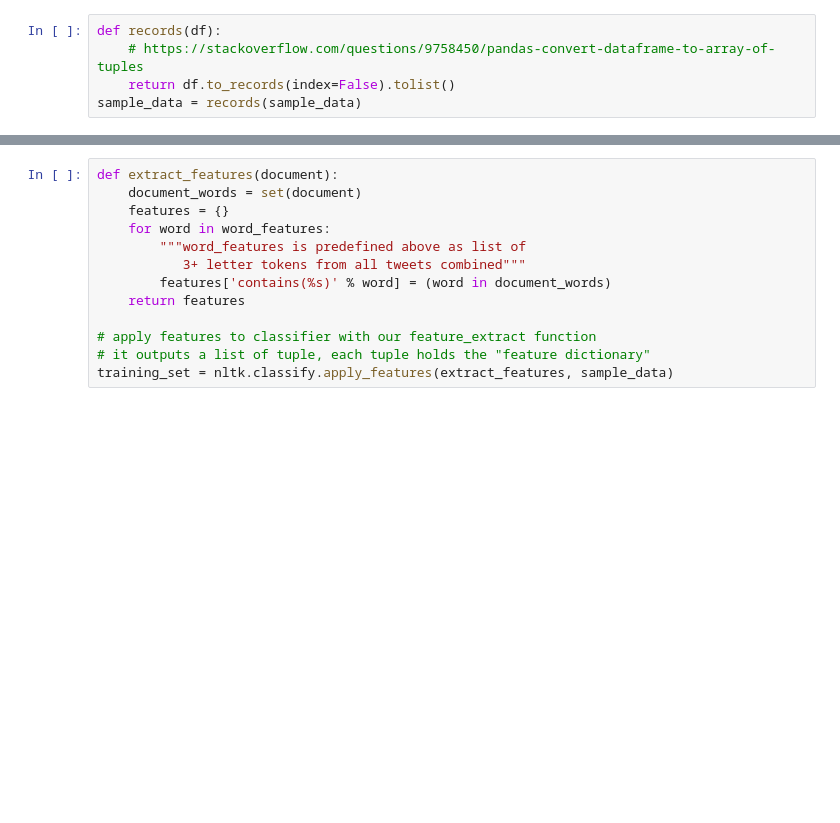
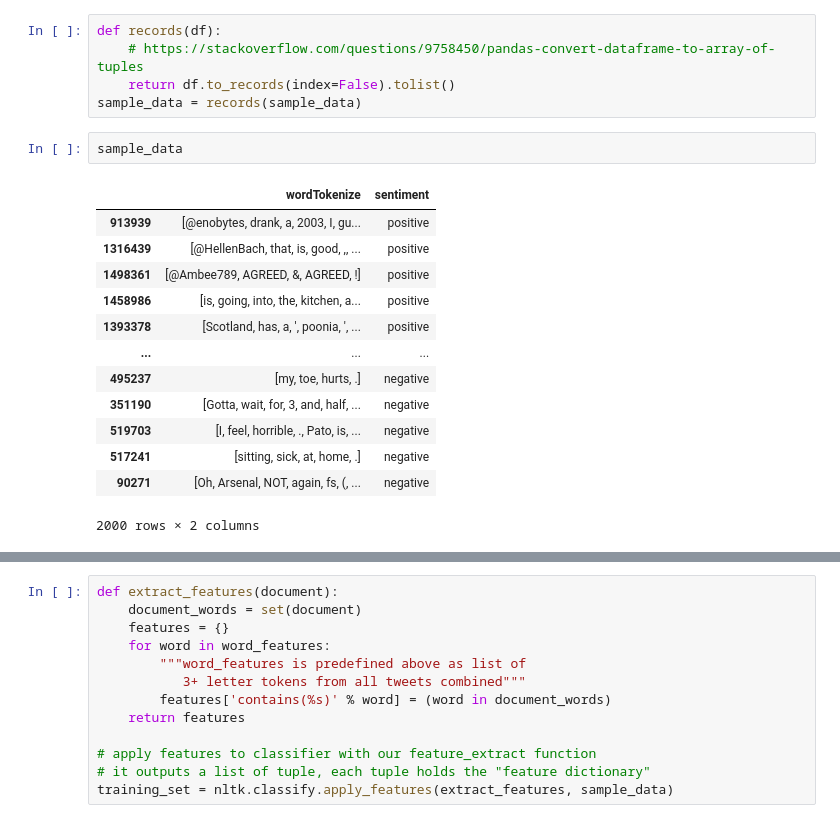
Before and after one commit to mzins/analysis-of-public-opinion, a Jupyter notebook: sentiment_analysis.ipynb, the cells around one changed output, grey strips where cells are left out. Saved outputs shown, nothing was run; the diff lists cells and outputs as text; blank space fills up the shorter version.

```diff
--- a/sentiment_analysis.ipynb
+++ b/sentiment_analysis.ipynb
@@ -276,6 +529,22 @@ def records(df):
     # https://stackoverflow.com/questions/9758450/pandas-convert-dataframe-to-array-of-tuples
     return df.to_records(index=False).tolist()
 sample_data = records(sample_data)
+# %%
+sample_data
+# %% [output]
+|  | wordTokenize | sentiment |
+| 913939 | [@enobytes, drank, a, 2003, I, gu... | positive |
+| 1316439 | [@HellenBach, that, is, good, ,, ... | positive |
+| 1498361 | [@Ambee789, AGREED, &, AGREED, !] | positive |
+| 1458986 | [is, going, into, the, kitchen, a... | positive |
+| 1393378 | [Scotland, has, a, ', poonia, ', ... | positive |
+| ... | ... | ... |
+| 495237 | [my, toe, hurts, .] | negative |
+| 351190 | [Gotta, wait, for, 3, and, half, ... | negative |
+| 519703 | [I, feel, horrible, ., Pato, is, ... | negative |
+| 517241 | [sitting, sick, at, home, .] | negative |
+| 90271 | [Oh, Arsenal, NOT, again, fs, (, ... | negative |
+2000 rows × 2 columns
 # %%
 word_features = get_word_features(get_words_in_tweets(sample_data))
 word_features
```
Also changed, not shown: parts of 30 cells of this notebook.
